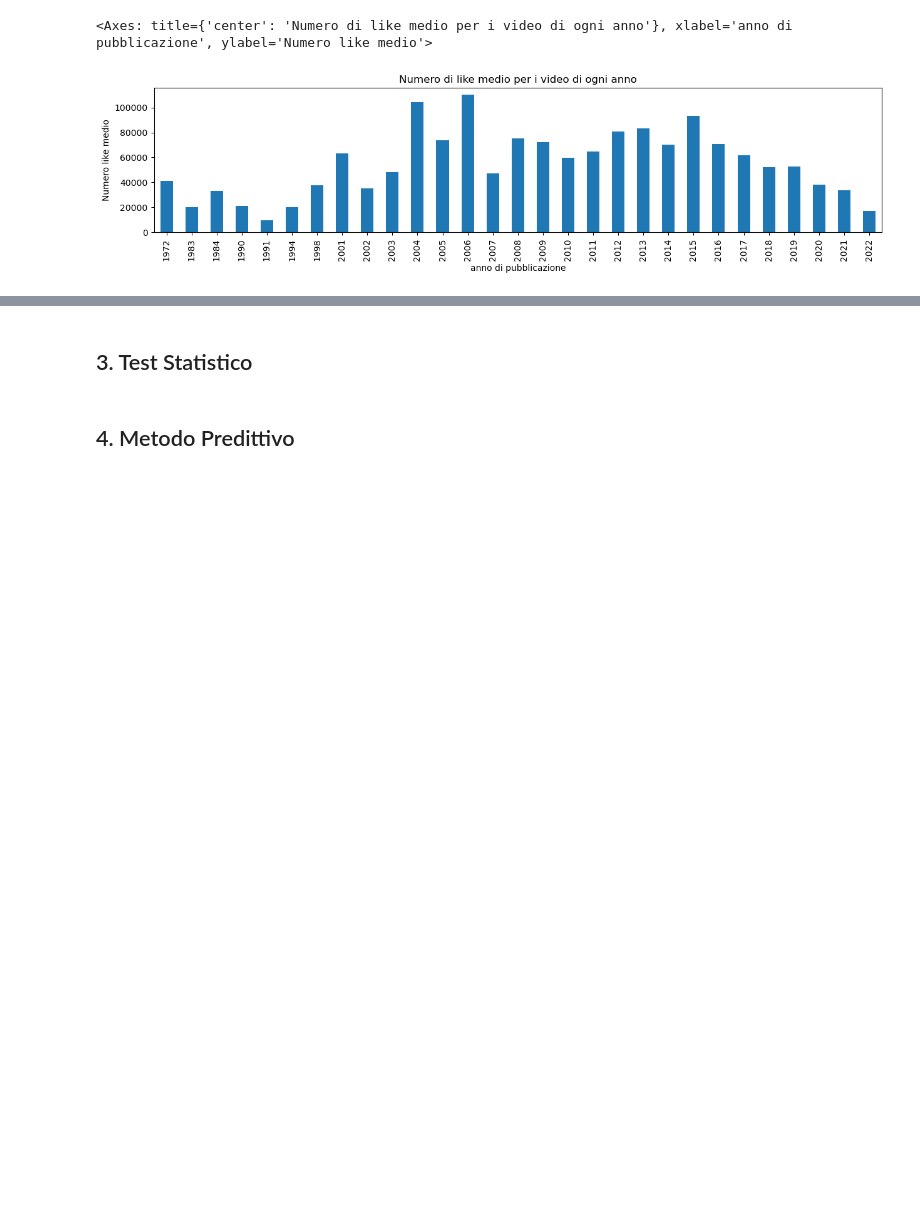
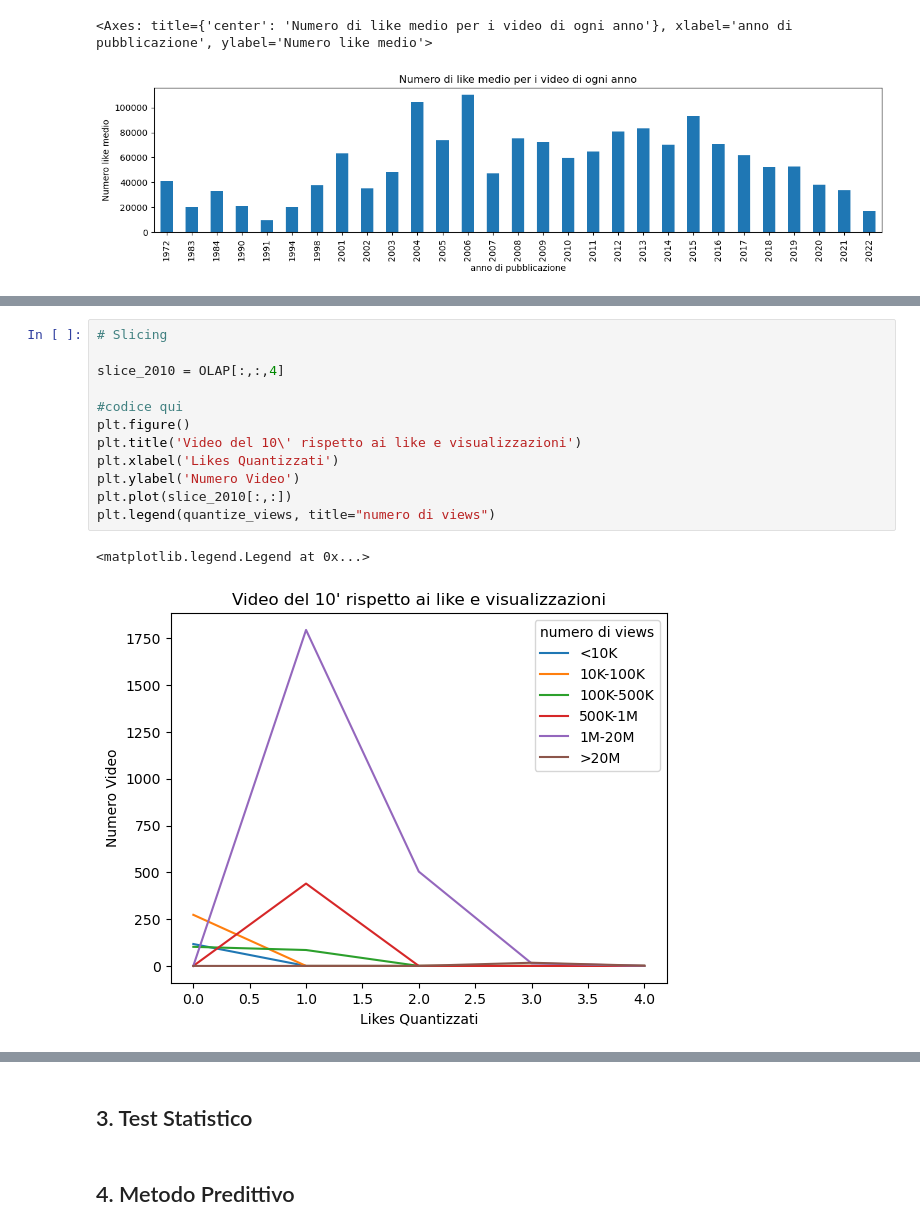
Before and after one commit to InKeaton/DataTed, a Jupyter notebook: data_ted.ipynb, the cells around one changed output, grey strips where cells are left out. Drawn from its saved outputs; the diff is of its cells as text; blank space fills up the shorter version.

```diff
--- a/data_ted.ipynb
+++ b/data_ted.ipynb
@@ -124,0 +204,15 @@ daTed.groupby(daTed.date.dt.year)['likes'].mean().plot(kind='bar', figsize=(15,
+# %%
+# Slicing
+
+slice_2010 = OLAP[:,:,4]
+
+#codice qui
+plt.figure()
+plt.title('Video del 10\' rispetto ai like e visualizzazioni')
+plt.xlabel('Likes Quantizzati')
+plt.ylabel('Numero Video')
+plt.plot(slice_2010[:,:])
+plt.legend(quantize_views, title="numero di views")
+# %% [output]
+<matplotlib.legend.Legend at 0x...>
+[figure, added]
```
Also changed, not shown: parts of 8 cells of this notebook.
